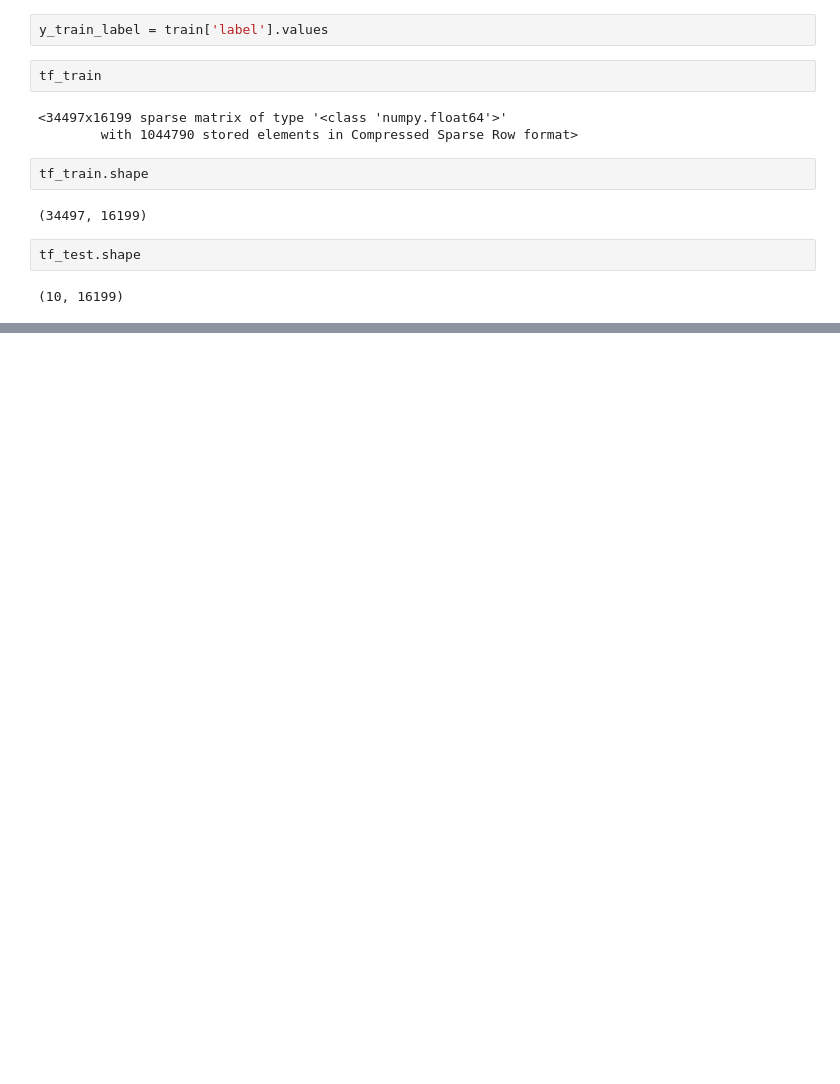
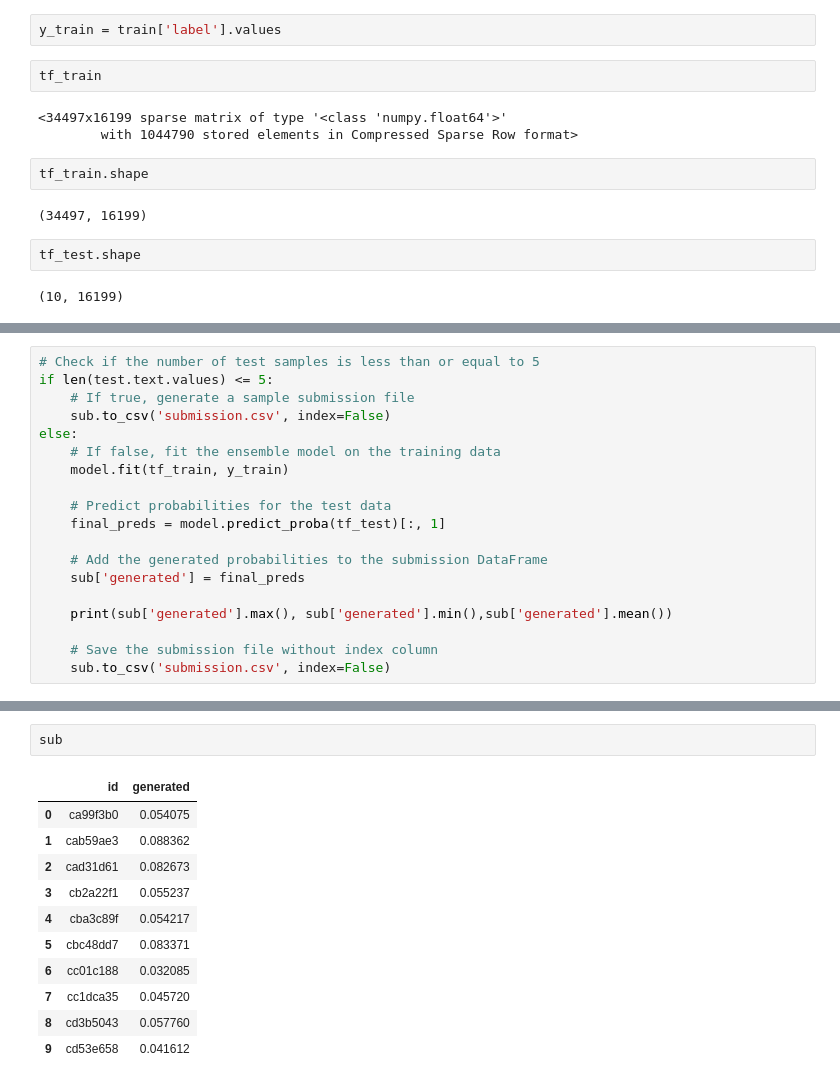
Before and after one commit to pinskyrobin/LLM---Detect-AI-Generated-Text, a Jupyter notebook: baseline.ipynb, the cells around one changed output, grey strips where cells are left out. Cells and saved outputs as stored; diff of their text form; blank space fills up the shorter version.

```diff
--- a/baseline.ipynb
+++ b/baseline.ipynb
@@ -187,7 +187,7 @@ gc.collect()
 {'ĠThe Ġtime Ġfor': 3205, 'Ġtime Ġfor Ġthe': 14130, 'Ġfor Ġthe Ġautomobile': 7482, 'Ġthe Ġautomobile Ġis': 13040, 'Ġautomobile Ġis Ġslowly': 4781, 'Ġis Ġslowly Ġpassing': 8945, 'Ġslowly Ġpassing .': 1 ...
 69
 # %%
-y_train_label = train['label'].values
+y_train = train['label'].values
 # %%
 tf_train
 # %% [output]
@@ -275,0 +277,19 @@ To disable this warning, you can either:
+# %%
+# Check if the number of test samples is less than or equal to 5
+if len(test.text.values) <= 5:
+    # If true, generate a sample submission file
+    sub.to_csv('submission.csv', index=False)
+else:
+    # If false, fit the ensemble model on the training data
+    model.fit(tf_train, y_train)
+
+    # Predict probabilities for the test data
+    final_preds = model.predict_proba(tf_test)[:, 1]
+
+    # Add the generated probabilities to the submission DataFrame
+    sub['generated'] = final_preds
+
+    print(sub['generated'].max(), sub['generated'].min(),sub['generated'].mean())
+
+    # Save the submission file without index column
+    sub.to_csv('submission.csv', index=False)
@@ -275,0 +315,14 @@ To disable this warning, you can either:
+# %%
+sub
+# %% [output]
+|  | id | generated |
+| 0 | ca99f3b0 | 0.054075 |
+| 1 | cab59ae3 | 0.088362 |
+| 2 | cad31d61 | 0.082673 |
+| 3 | cb2a22f1 | 0.055237 |
+| 4 | cba3c89f | 0.054217 |
+| 5 | cbc48dd7 | 0.083371 |
+| 6 | cc01c188 | 0.032085 |
+| 7 | cc1dca35 | 0.045720 |
+| 8 | cd3b5043 | 0.057760 |
+| 9 | cd53e658 | 0.041612 |
```
Also changed, not shown: parts of 3 cells of this notebook.
